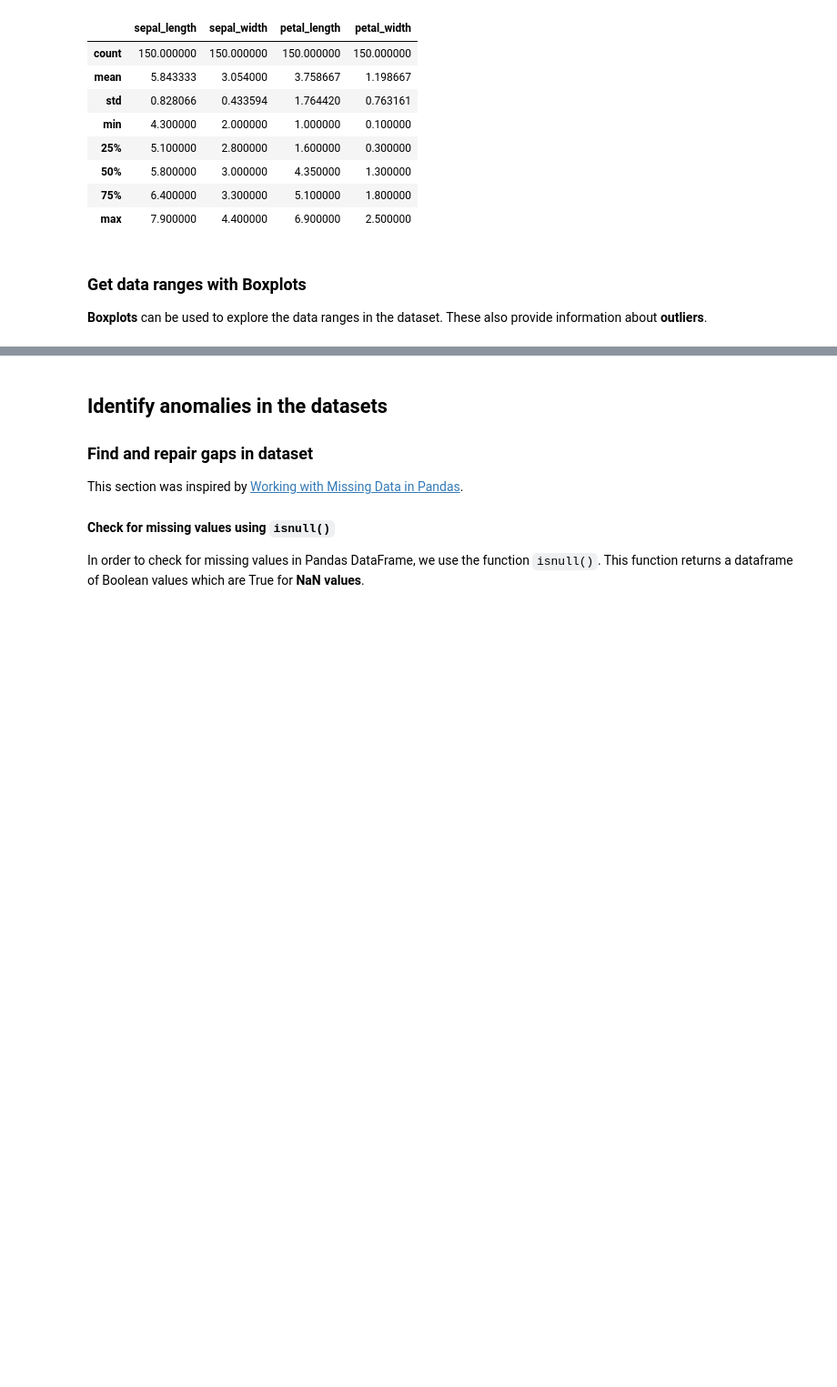
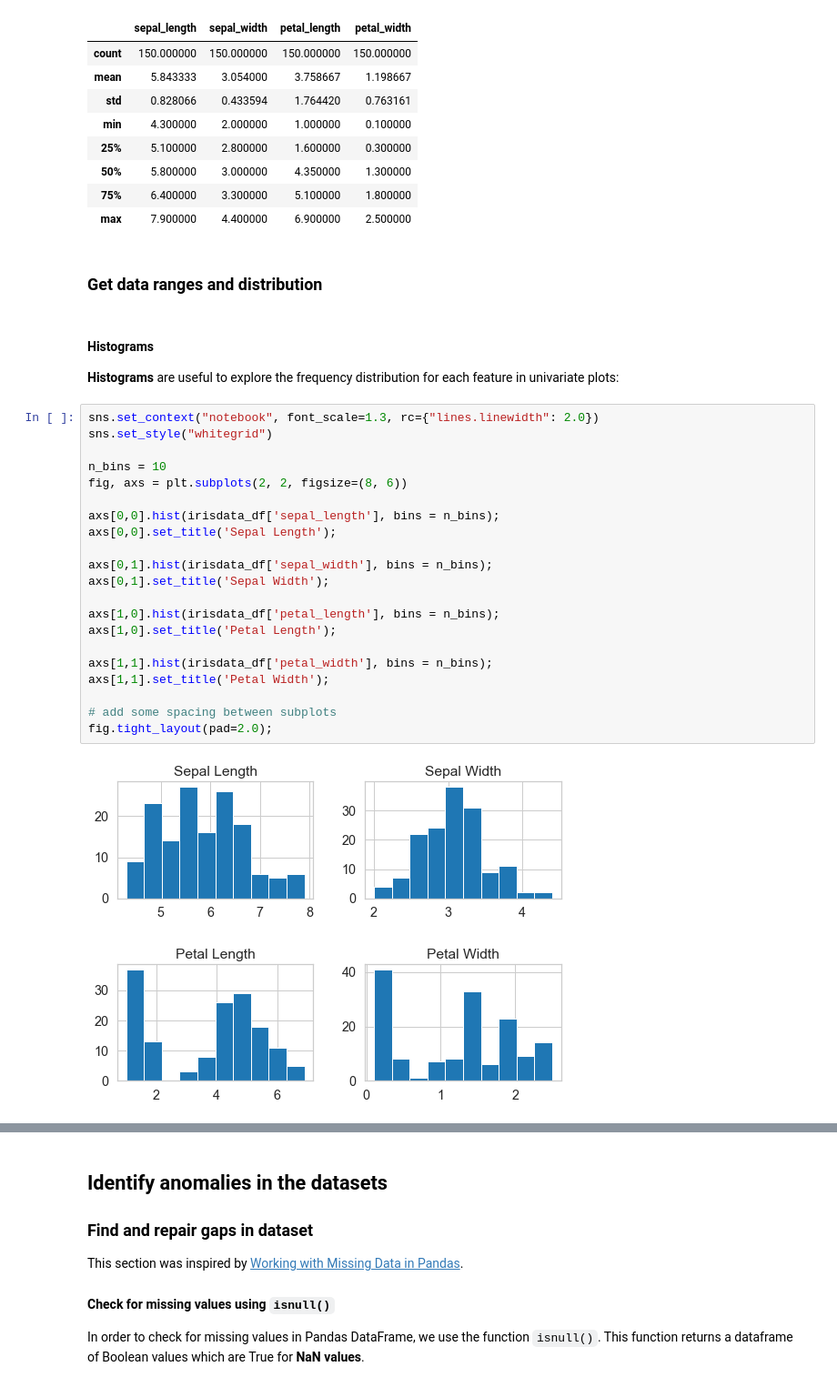
Before and after one commit to urmel79/Jupyter_GettingStarted2ML, a Jupyter notebook: Step-by-step_intro_to_ML_with_SVC_and_Iris.ipynb, the cells around one changed output, grey strips where cells are left out. Shown at 91% size. Drawn from its saved outputs; the diff is of its cells as text; blank space fills up the shorter version.

```diff
--- a/Step-by-step_intro_to_ML_with_SVC_and_Iris.ipynb
+++ b/Step-by-step_intro_to_ML_with_SVC_and_Iris.ipynb
@@ -376,6 +384,31 @@ irisdata_df.describe()
 | 75% | 6.400000 | 3.300000 | 5.100000 | 1.800000 |
 | max | 7.900000 | 4.400000 | 6.900000 | 2.500000 |
 # %% [markdown]
-### Get data ranges with Boxplots
-
-**Boxplots** can be used to explore the data ranges in the dataset. These also provide information about **outliers**.
+### Get data ranges and distribution
+# %% [markdown]
+#### Histograms
+
+**Histograms** are useful to explore the frequency distribution for each feature in univariate plots:
+# %%
+sns.set_context("notebook", font_scale=1.3, rc={"lines.linewidth": 2.0})
+sns.set_style("whitegrid")
+
+n_bins = 10
+fig, axs = plt.subplots(2, 2, figsize=(8, 6))
+
+axs[0,0].hist(irisdata_df['sepal_length'], bins = n_bins);
+axs[0,0].set_title('Sepal Length');
+
+axs[0,1].hist(irisdata_df['sepal_width'], bins = n_bins);
+axs[0,1].set_title('Sepal Width');
+
+axs[1,0].hist(irisdata_df['petal_length'], bins = n_bins);
+axs[1,0].set_title('Petal Length');
+
+axs[1,1].hist(irisdata_df['petal_width'], bins = n_bins);
+axs[1,1].set_title('Petal Width');
+
+# add some spacing between subplots
+fig.tight_layout(pad=2.0);
+# %% [output]
+[figure, added]
```
Also changed, not shown: parts of 18 cells of this notebook, 4 other files.
